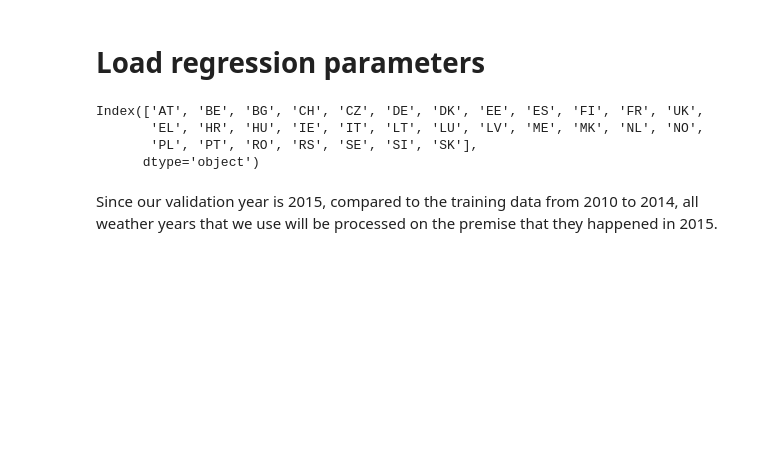
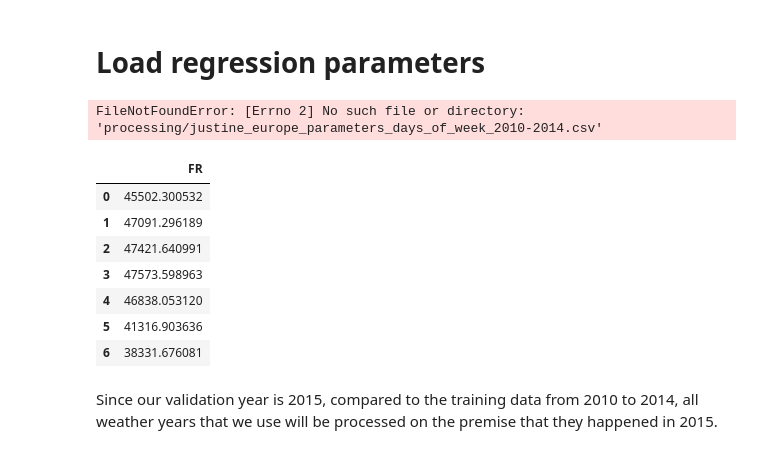
Before and after one commit to jus6du/multidecade-data, a Jupyter notebook: load data/create_artificial_demand_flex.ipynb, the cells around one changed output. Drawn from its saved outputs; the diff is of its cells as text; code cells hidden in the pictures; blank space fills up the shorter version.

```diff
--- a/load data/create_artificial_demand_flex.ipynb
+++ b/load data/create_artificial_demand_flex.ipynb
@@ -40,14 +20,9 @@ temperatures
 # %% [markdown]
 # Load regression parameters
 # %%
-reg_parameters_days = pd.read_csv('processing/reg_parameters_days_of_week_2010-2014.csv', index_col = [0])
-reg_parameters_hours = pd.read_csv('processing/reg_parameters_hours_of_week_2010-2014.csv', index_col = [0])
-reg_parameters_temp = pd.read_csv('processing/reg_parameters_temp_2010-2014.csv', index_col = [0])
-reg_parameters_trend = pd.read_csv('processing/reg_parameters_trend_2010-2014.csv', index_col = [0])
+reg_parameters_days = pd.read_csv('processing/justine_europe_parameters_days_of_week_2010-2014.csv', index_col = [0])
+reg_parameters_hours = pd.read_csv('processing/justine_europe_parameters_hours_of_week_2010-2014.csv', index_col = [0])
+reg_parameters_temp = pd.read_csv('processing/justine_europe_parameters_temp_2010-2014.csv', index_col = [0])
+reg_parameters_trend = pd.read_csv('processing/justine_europe_parameters_trend_2010-2014.csv', index_col = [0])
+# %% [output]
+FileNotFoundError: [Errno 2] No such file or directory: 'processing/justine_europe_parameters_days_of_week_2010-2014.csv'
-# %%
-reg_parameters_days.columns
-# %% [output]
-Index(['AT', 'BE', 'BG', 'CH', 'CZ', 'DE', 'DK', 'EE', 'ES', 'FI', 'FR', 'UK',
-       'EL', 'HR', 'HU', 'IE', 'IT', 'LT', 'LU', 'LV', 'ME', 'MK', 'NL', 'NO',
-       'PL', 'PT', 'RO', 'RS', 'SE', 'SI', 'SK'],
-      dtype='object')
@@ -54,2 +50,13 @@ Index(['AT', 'BE', 'BG', 'CH', 'CZ', 'DE', 'DK', 'EE', 'ES', 'FI', 'FR', 'UK',
+# %%
+reg_days_FR
+# %% [output]
+|  | FR |
+| 0 | 45502.300532 |
+| 1 | 47091.296189 |
+| 2 | 47421.640991 |
+| 3 | 47573.598963 |
+| 4 | 46838.053120 |
+| 5 | 41316.903636 |
+| 6 | 38331.676081 |
 # %%
 # Dans un premier temps on s'intéresse aux coeffcients de régression pour la France
```
Also changed, not shown: parts of 12 cells of this notebook, 7 other files.
